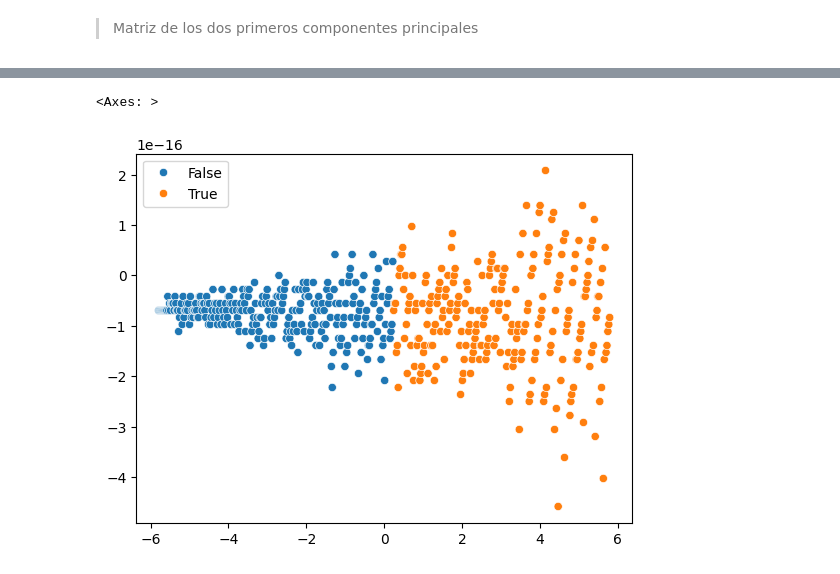
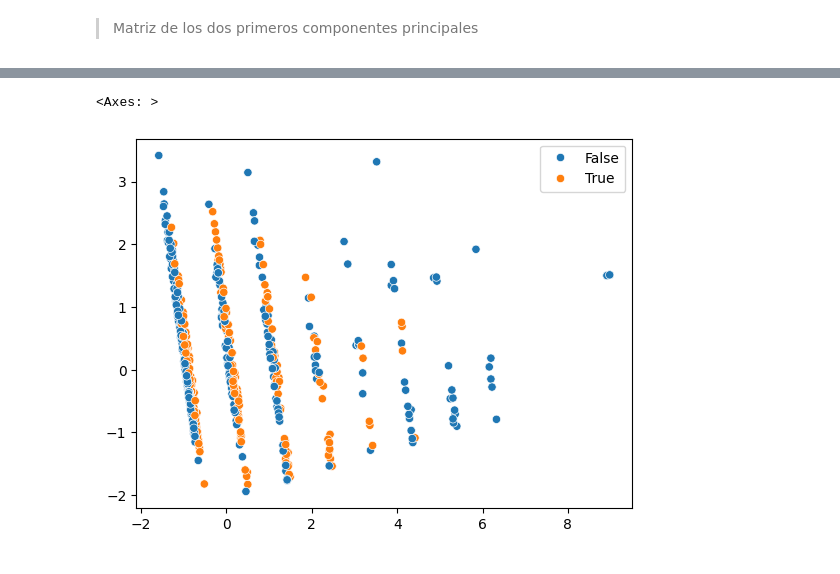
Before and after one commit to dragonnomada/ipn-cic-ia-mayo-2026, a Jupyter notebook: ejemplos/s301/e301_02.ipynb, the cells around one changed output, grey strips where cells are left out. Cells and saved outputs as stored; diff of their text form; code cells hidden in the pictures.

```diff
--- a/ejemplos/s301/e301_02.ipynb
+++ b/ejemplos/s301/e301_02.ipynb
@@ -164,10 +104,10 @@ donde $z = X_{d} \cdot \beta$ es el predictor lineal
 # %% [markdown]
 ### Optimizador ingenuo
 # %%
-betas_opt = numpy.random.normal(1, 0.1, Xd_train.shape[1])
-    # Xd_train.shape[1] = 7 caracteristicas
+betas_opt = numpy.random.normal(1, 0.1, X_train.shape[1])
+    # X_train.shape[1] = 7 caracteristicas
 
-print(betas_opt)
+betas1 = betas_opt.copy()
 
 errores = []
 
@@ -175,19 +115,19 @@ for i in range(1_000):
     # Betas alternativas, las optimas mas una perturbacion
     betas_alt = (
         betas_opt +
-        numpy.random.normal(0, 0.1, Xd_train.shape[1])
+        numpy.random.normal(0, 0.1, X_train.shape[1])
     )
 
     # Prediccion del modelo con las betas optimas
     yp_opt = (
-        numpy.exp(Xd_train.dot(betas_opt)) /
-        (1 + numpy.exp(Xd_train.dot(betas_opt)))
+        numpy.exp(X_train.dot(betas_opt)) /
+        (1 + numpy.exp(X_train.dot(betas_opt)))
     )
 
     # Prediccion del modelo con las betas alternativas
     yp_alt = (
-        numpy.exp(Xd_train.dot(betas_alt)) /
-        (1 + numpy.exp(Xd_train.dot(betas_alt)))
+        numpy.exp(X_train.dot(betas_alt)) /
+        (1 + numpy.exp(X_train.dot(betas_alt)))
     )
 
     # Error de entropia cruzada para la prediccion
@@ -208,10 +148,17 @@ for i in range(1_000):
     # en la prediccion optima que en la alternativa
     if e_opt > e_alt:
         betas_opt = betas_alt
+        e_opt = e_alt
 
     # Guardamos el historico de los errores optimos
     errores.append(e_opt)
 
-print(betas_opt)
-print(e_opt)
+betas2 = betas_opt.copy()
+
+print("Error óptimo", e_opt)
+
+pandas.DataFrame({
+    "betas_inicio": betas1,
+    "betas_final": betas2
+})
 # %% [output]
@@ -843,19 +759,9 @@ seaborn.histplot(x=Xc[:, 0], y=Xc[:, 1], hue=yp > 0.37)
 # %%
 n = 500
 
-Xp = numpy.array([
-    numpy.ones(n),
-    numpy.linspace(X[:, 1].min(), X[:, 1].max(), n),
-    numpy.linspace(X[:, 2].min(), X[:, 2].max(), n),
-    numpy.linspace(X[:, 3].min(), X[:, 3].max(), n),
-    numpy.linspace(X[:, 4].min(), X[:, 4].max(), n),
-    numpy.linspace(X[:, 5].min(), X[:, 5].max(), n),
-    numpy.linspace(X[:, 6].min(), X[:, 6].max(), n),
-]).T
-
 yp = (
-    numpy.exp(Xp.dot(betas_opt)) /
-    (1 + numpy.exp(Xp.dot(betas_opt)))
+    numpy.exp(X.dot(betas_opt)) /
+    (1 + numpy.exp(X.dot(betas_opt)))
 )
 
 yp
@@ -910,9 +825,9 @@ seaborn.histplot(x=Xp.dot(betas_opt)[yp <= umbral2], y=yp[yp <= umbral2], hue=(y
 # %%
 from sklearn.decomposition import PCA
 
-Xc = PCA(n_components=2).fit_transform(Xp)
+Xc = PCA(n_components=2).fit_transform(X)
 
-seaborn.scatterplot(x=Xc[:, 0], y=Xc[:, 1], hue=yp > 0.37)
+seaborn.scatterplot(x=Xc[:, 0], y=Xc[:, 1], hue=yp > 0.53)
 # %% [output]
 <Axes: >
-[figure, old version]
+[figure, new version]
```
Also changed, not shown: parts of 46 cells of this notebook.
